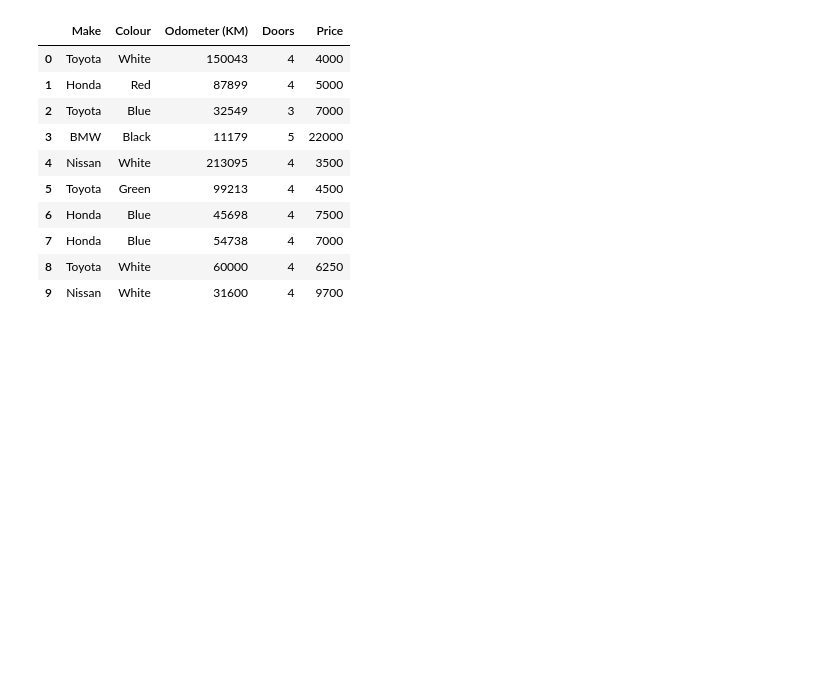
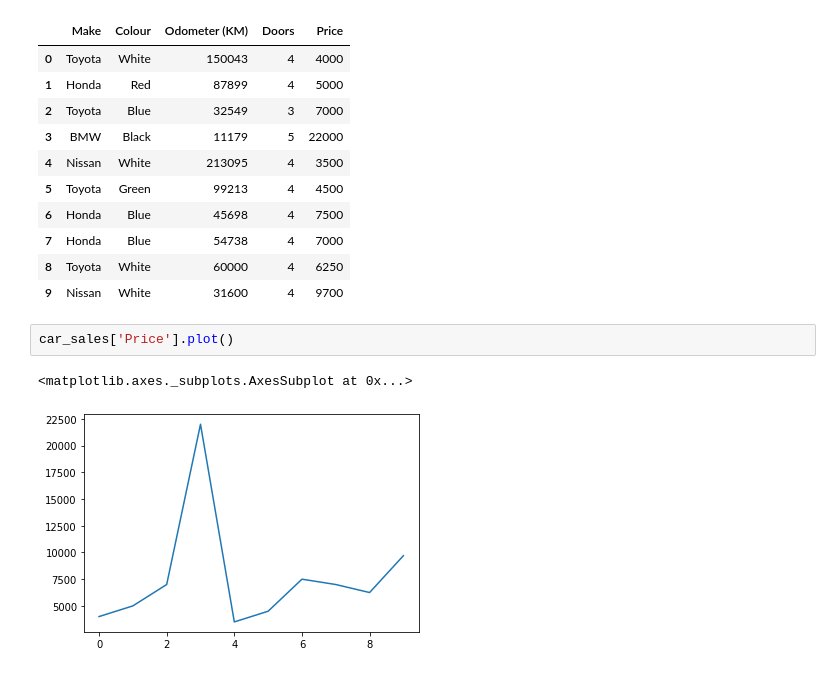
Before and after one commit to dulajkavinda/pandas-exploring-data-ML, a Jupyter notebook: introduction-to-pandas.ipynb, the cells around one changed output. Drawn from its saved outputs; the diff is of its cells as text; blank space fills up the shorter version.

```diff
--- a/introduction-to-pandas.ipynb
+++ b/introduction-to-pandas.ipynb
@@ -371,3 +371,8 @@ car_sales
 | 7 | Honda | Blue | 54738 | 4 | 7000 |
 | 8 | Toyota | White | 60000 | 4 | 6250 |
 | 9 | Nissan | White | 31600 | 4 | 9700 |
+# %%
+car_sales['Price'].plot()
+# %% [output]
+<matplotlib.axes._subplots.AxesSubplot at 0x...>
+[figure, added]
```
